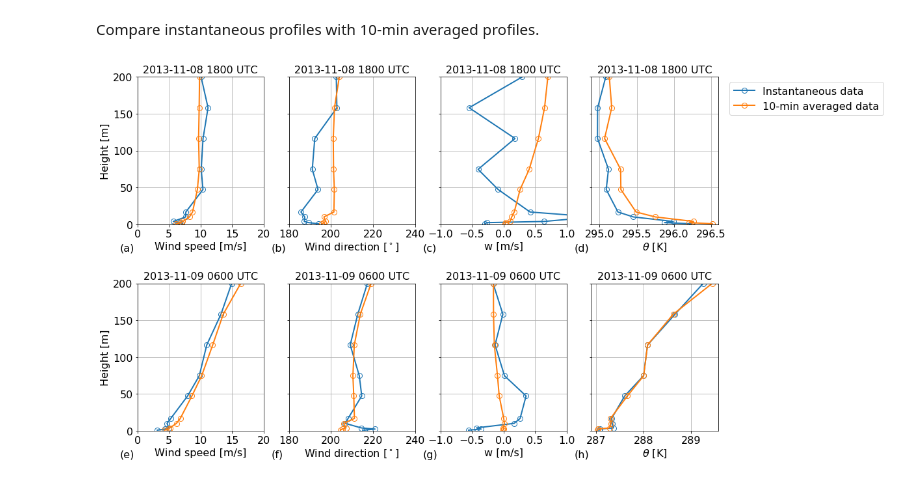
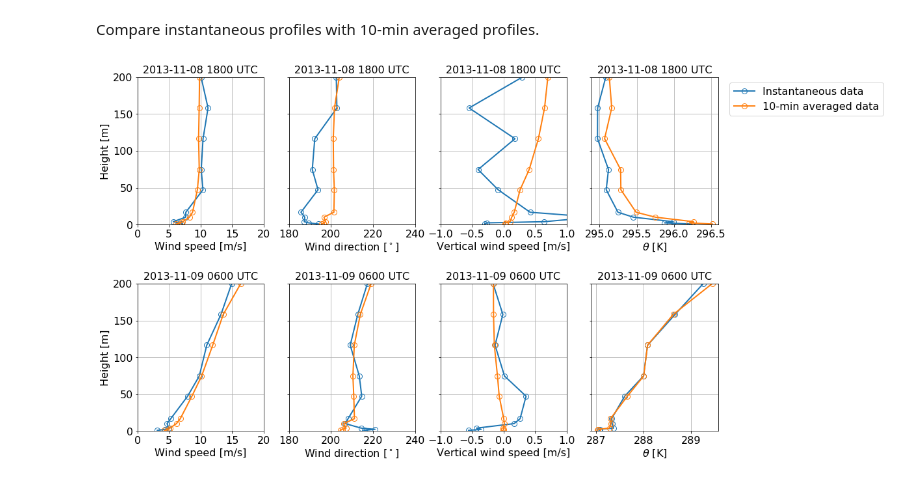
Before and after one commit to a2e-mmc/mmctools, a Jupyter notebook: example_plotting.ipynb, the cells around one changed output. Cells and saved outputs as stored; diff of their text form; code cells hidden in the pictures.

```diff
--- a/example_plotting.ipynb
+++ b/example_plotting.ipynb
@@ -109,21 +109,17 @@ Compare instantaneous profiles with 10-min averaged profiles.
 # %%
 fig,ax = plot_profile(datasets={'Instantaneous data':df,'10-min averaged data':df10},
                       fields=['wspd','wdir','w','theta'],
                       times=['2013-11-08 18:00:00','2013-11-09 06:00:00'],
                       # Specify field limits
                       fieldlimits={'wspd':(0,20),'wdir':(180,240),'w':(-1,1)},
                       # Specify height limits
                       heightlimits=(0,200),
                       # Stack results by dataset instead of times
                       stack_by_datasets=True,
-                      # Specify custom field labels
-                      fieldlabels={'w':'w [m/s]'},
-                      # Label subplots
-                      labelsubplots=True,
                       # Change field order to have different fields correspond to different columns instead of rows
                       fieldorder='F',
                       # Additional keyword arguments to personalize plotting style
                       linewidth=2,marker='o',markersize=8,mfc="none",
                      )
 # %% [output]
-[figure, old version]
+[figure, new version]
```
